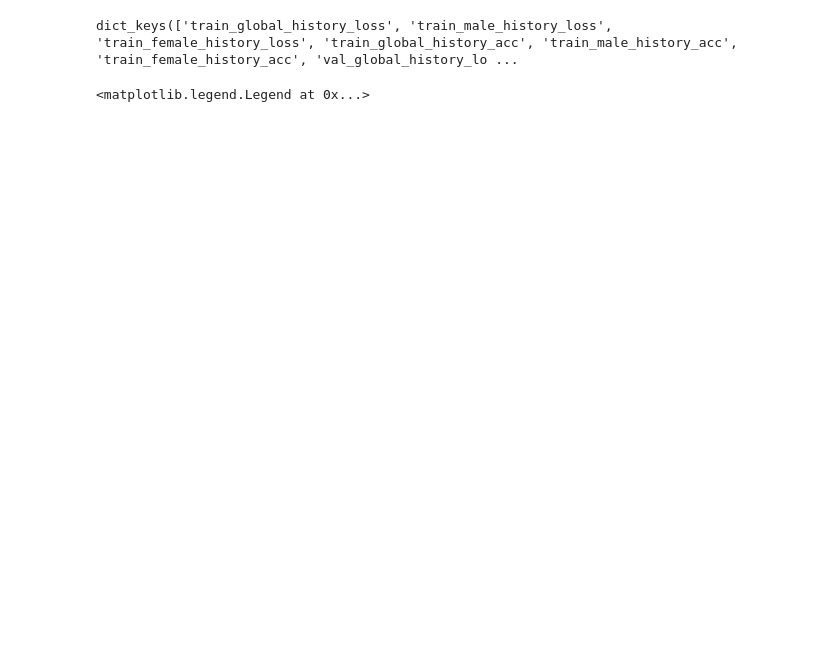
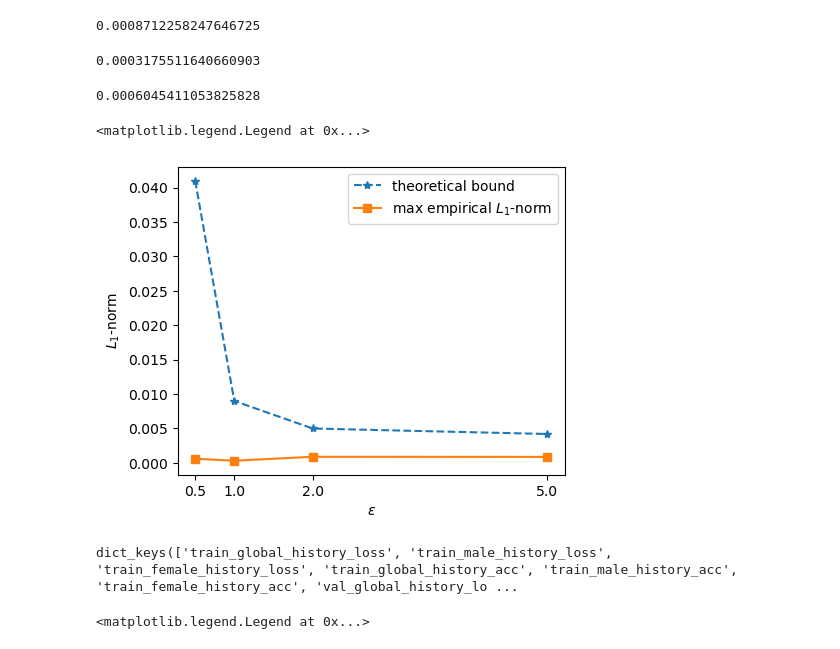
Before and after one commit to khangtran2020/FairDP, a Jupyter notebook: Error_Analysis.ipynb, the cells around one changed output. Saved outputs shown, nothing was run; the diff lists cells and outputs as text; code cells hidden in the pictures; blank space fills up the shorter version.

```diff
--- a/Error_Analysis.ipynb
+++ b/Error_Analysis.ipynb
@@ -9,0 +10,5 @@ bound = 0.001*(2*1 + 8*1**2*1**2)/2
+# %%
+ns = [10.0, 2.0, 1.0, 0.8]
+bd = []
+for n in ns:
+    bd.append(bound(n))
@@ -10 +24,31 @@ bound = 0.001*(2*1 + 8*1**2*1**2)/2
+# %%
+run_ns_1 = max(max(run_ns_1['male_norm']), max(run_ns_1['female_norm']))
+run_ns_2 = max(max(run_ns_2['male_norm']), max(run_ns_2['female_norm']))
+run_ns_10 = max(max(run_ns_10['male_norm']), max(run_ns_10['female_norm']))
+run_ns_08 = max(max(run_ns_08['male_norm']), max(run_ns_08['female_norm']))
+# %%
+run_ns_08
+# %% [output]
+0.0008712258247646725
+# %%
+run_ns_2 # eps = 1
+# %% [output]
+0.0003175511640660903
+# %%
+run_ns_10 # eps = 0.5
+# %% [output]
+0.0006045411053825828
+# %%
+max_imperical_norm = [run_ns_10, run_ns_2, run_ns_1, run_ns_08]
+# %%
+eps = [0.5, 1.0, 2.0, 5.0]
+plt.plot(eps, bd, '--*', label='theoretical bound')
+plt.plot(eps, max_imperical_norm, '-s', label=r'max empirical $L_1$-norm')
+plt.ylabel(r'$L_1$-norm')
+plt.xlabel(r'$\epsilon$')
+plt.xticks(eps, eps)
+plt.legend()
+# %% [output]
+<matplotlib.legend.Legend at 0x...>
+[figure, added]
 # %%
```
Also changed, not shown: parts of 7 cells of this notebook, 6 other files.
